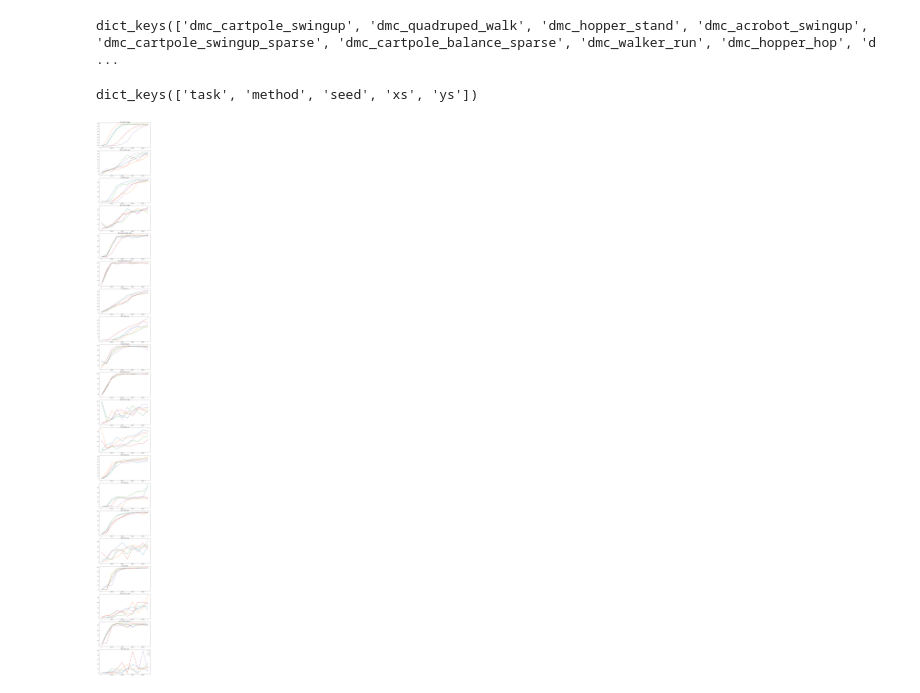
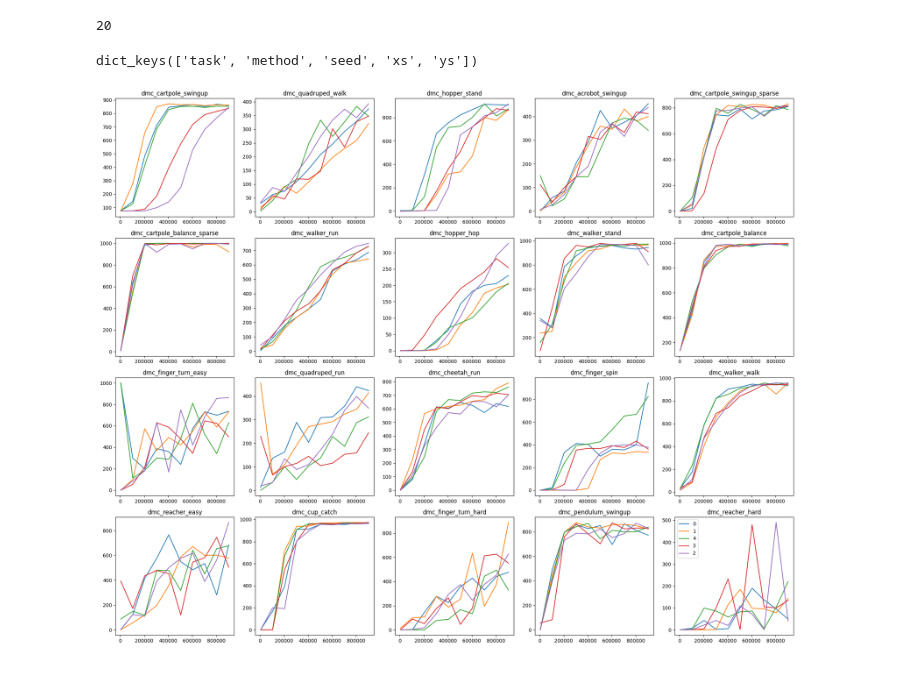
Before and after one commit to minhphd/PyDreamerV1, a Jupyter notebook: hafner.ipynb, the cells around one changed output. Saved outputs shown, nothing was run; the diff lists cells and outputs as text; code cells hidden in the pictures.

```diff
--- a/hafner.ipynb
+++ b/hafner.ipynb
@@ -3,9 +3,9 @@ import json
 import matplotlib.pyplot as plt
 
 # Specify the file path
-file_path = 'hafner_data/dreamer.json'
+file_path = 'baseline_data/dreamer.json'
 
-# Open the file and load the JSON data
+# load run data by Hafner
 with open(file_path, 'r') as file:
     data = json.load(file)
 # %%
@@ -16,10 +16,10 @@ for runs in data:
         data_dict[runs['task']].append(runs)
     else:
         data_dict[runs['task']] = [runs]
-# %%
-data_dict.keys()
-# %% [output]
-dict_keys(['dmc_cartpole_swingup', 'dmc_quadruped_walk', 'dmc_hopper_stand', 'dmc_acrobot_swingup', 'dmc_cartpole_swingup_sparse', 'dmc_cartpole_balance_sparse', 'dmc_walker_run', 'dmc_hopper_hop', 'd ...
+# %%
+len(data_dict.keys())
+# %% [output]
+20
 # %%
 data_dict['dmc_acrobot_swingup'][0].keys()
 # %% [output]
@@ -27,26 +27,31 @@ dict_keys(['task', 'method', 'seed', 'xs', 'ys'])
 # %%
 # Get the unique environments from data_dict
 environments = list(data_dict.keys())
 
 # Create a grid of plots
-fig, axs = plt.subplots(len(environments), figsize=(10, 100))
+fig, axs = plt.subplots(4, 5, figsize=(20, 16))
 
 # Iterate over the environments and plot the data
 for i, env in enumerate(environments):
+    # Calculate the row and column indices for the current environment
+    row = i // 5
+    col = i % 5
+
     # Get the runs for the current environment
     runs = data_dict[env]
 
     # Plot the data for each run in the current environment
     for run in runs:
-        axs[i].plot(run['xs'][:10], run['ys'][:10], label=run['seed'])
+        axs[row, col].plot(run['xs'][:10], run['ys'][:10], label=run['seed'])
 
     # Set the title for the current plot
-    axs[i].set_title(env)
+    axs[row, col].set_title(env)
 
 # Adjust the spacing between subplots
 plt.tight_layout()
 plt.legend()
+
 # Show the grid of plots
 plt.show()
 # %% [output]
-[figure, old version]
+[figure, new version]
```
Also changed, not shown: 8 other files.
